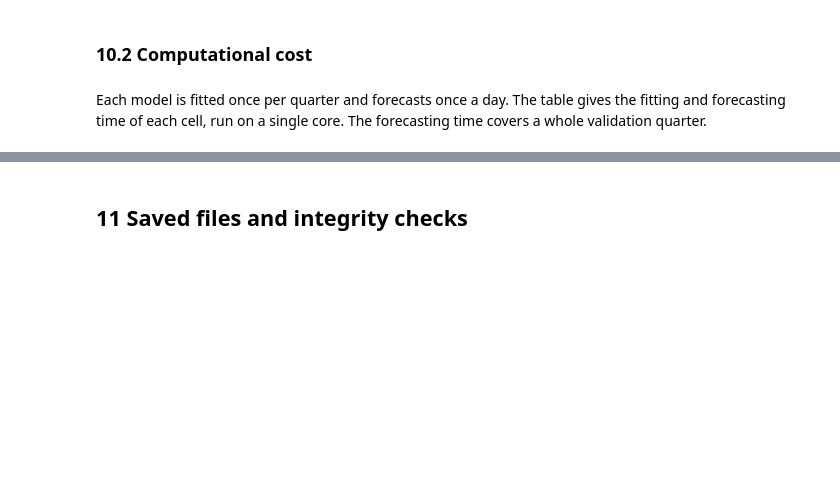
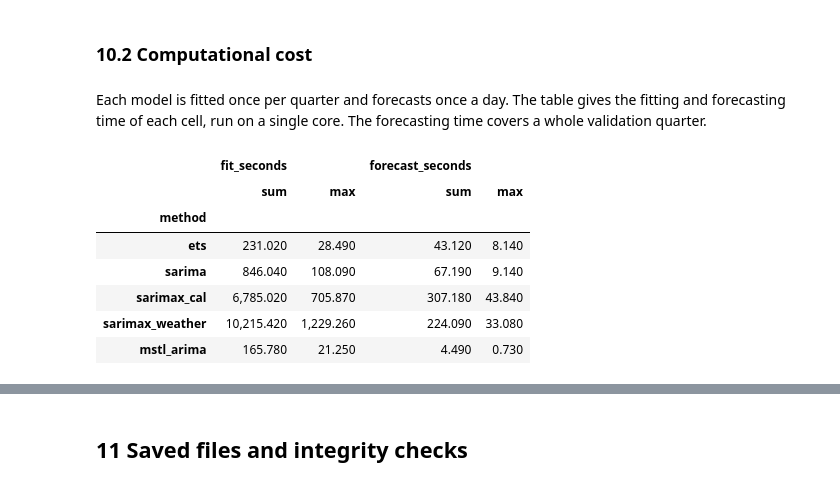
Before and after one commit to AmirMasnavi/MINDD, a Jupyter notebook: project2/Task2.ipynb, the cells around one changed output, grey strips where cells are left out. Saved outputs shown, nothing was run; the diff lists cells and outputs as text; code cells hidden in the pictures; blank space fills up the shorter version.

```diff
--- a/project2/Task2.ipynb
+++ b/project2/Task2.ipynb
@@ -969,9 +1306,18 @@ each cell, run on a single core. The forecasting time covers a whole validation
 # %%
 with timed("10 Weather and cost"):
     cost = FITS.groupby("method")[["fit_seconds", "forecast_seconds"]].agg(["sum", "max"]).reindex(METHODS)
 display(cost)
 print(f"Section 6 wall time: {fit_wall_seconds:.0f} s with {N_JOBS} workers")
-results["cost_seconds"] = {m: {"fit_sum": r(cost.at[m, ("fit_seconds", "sum")], 1),
+run_cost = {m: {"fit_sum": r(cost.at[m, ("fit_seconds", "sum")], 1),
                                "fit_max": r(cost.at[m, ("fit_seconds", "max")], 1),
                                "forecast_max": r(cost.at[m, ("forecast_seconds", "max")], 1)} for m in METHODS}
-results["fit_wall_seconds"] = r(fit_wall_seconds, 0)
+# run times differ between runs, so they are saved in task2_run_info.json and not in task2_results.json
+# %% [output]
+|  | fit_seconds |  | forecast_seconds |  |
+|  | sum | max | sum | max |
+| method |  |  |  |  |
+| ets | 231.020 | 28.490 | 43.120 | 8.140 |
+| sarima | 846.040 | 108.090 | 67.190 | 9.140 |
+| sarimax_cal | 6,785.020 | 705.870 | 307.180 | 43.840 |
+| sarimax_weather | 10,215.420 | 1,229.260 | 224.090 | 33.080 |
+| mstl_arima | 165.780 | 21.250 | 4.490 | 0.730 |
```
Also changed, not shown: parts of 30 cells of this notebook, 28 other files.
